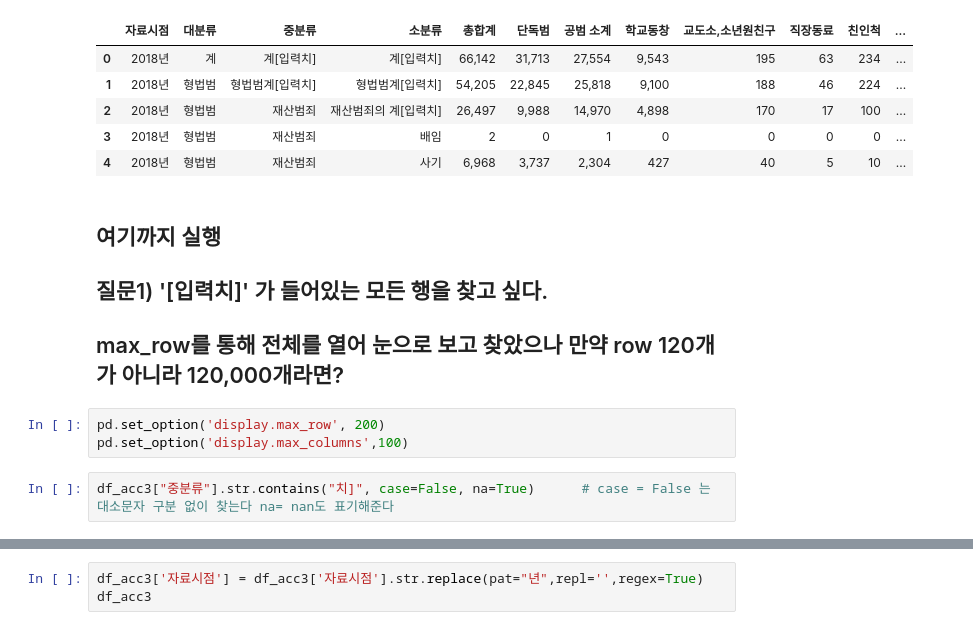
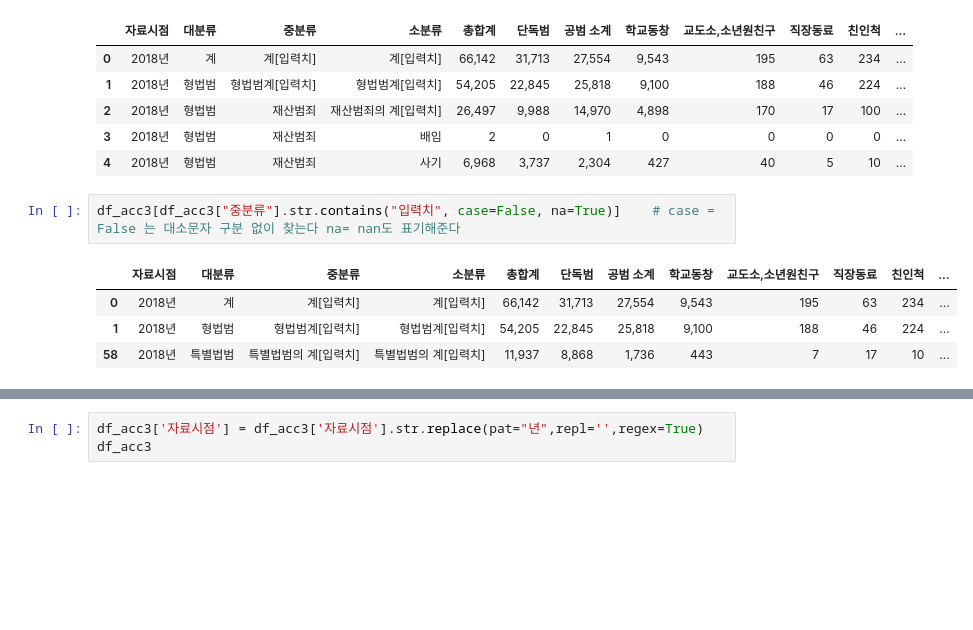
Before and after one commit to hkim11656/crime_analysis, a Jupyter notebook: juvenile_data/공범관계.ipynb, the cells around one changed output, grey strips where cells are left out. Cells and saved outputs as stored; diff of their text form; blank space fills up the shorter version.

```diff
--- a/juvenile_data/공범관계.ipynb
+++ b/juvenile_data/공범관계.ipynb
@@ -140,14 +96,10 @@ df_acc3.head()
 | 2 | 2018년 | 형법범 | 재산범죄 | 재산범죄의 계[입력치] | 26,497 | 9,988 | 14,970 | 4,898 | 170 | 17 | 100 | ... |
 | 3 | 2018년 | 형법범 | 재산범죄 | 배임 | 2 | 0 | 1 | 0 | 0 | 0 | 0 | ... |
 | 4 | 2018년 | 형법범 | 재산범죄 | 사기 | 6,968 | 3,737 | 2,304 | 427 | 40 | 5 | 10 | ... |
-# %% [markdown]
-## 여기까지 실행
-
-## 질문1) '[입력치]' 가 들어있는 모든 행을 찾고 싶다.
-
-## max_row를 통해 전체를 열어 눈으로 보고 찾았으나 만약 row 120개가 아니라 120,000개라면?
-# %%
-pd.set_option('display.max_row', 200)
-pd.set_option('display.max_columns',100)
 # %%
-df_acc3["중분류"].str.contains("치]", case=False, na=True)      # case = False 는 대소문자 구분 없이 찾는다 na= nan도 표기해준다
+df_acc3[df_acc3["중분류"].str.contains("입력치", case=False, na=True)]    # case = False 는 대소문자 구분 없이 찾는다 na= nan도 표기해준다
+# %% [output]
+|  | 자료시점 | 대분류 | 중분류 | 소분류 | 총합계 | 단독범 | 공범 소계 | 학교동창 | 교도소,소년원친구 | 직장동료 | 친인척 | ... |
+| 0 | 2018년 | 계 | 계[입력치] | 계[입력치] | 66,142 | 31,713 | 27,554 | 9,543 | 195 | 63 | 234 | ... |
+| 1 | 2018년 | 형법범 | 형법범계[입력치] | 형법범계[입력치] | 54,205 | 22,845 | 25,818 | 9,100 | 188 | 46 | 224 | ... |
+| 58 | 2018년 | 특별법범 | 특별법범의 계[입력치] | 특별법범의 계[입력치] | 11,937 | 8,868 | 1,736 | 443 | 7 | 17 | 10 | ... |
```
Also changed, not shown: parts of 28 cells of this notebook.
